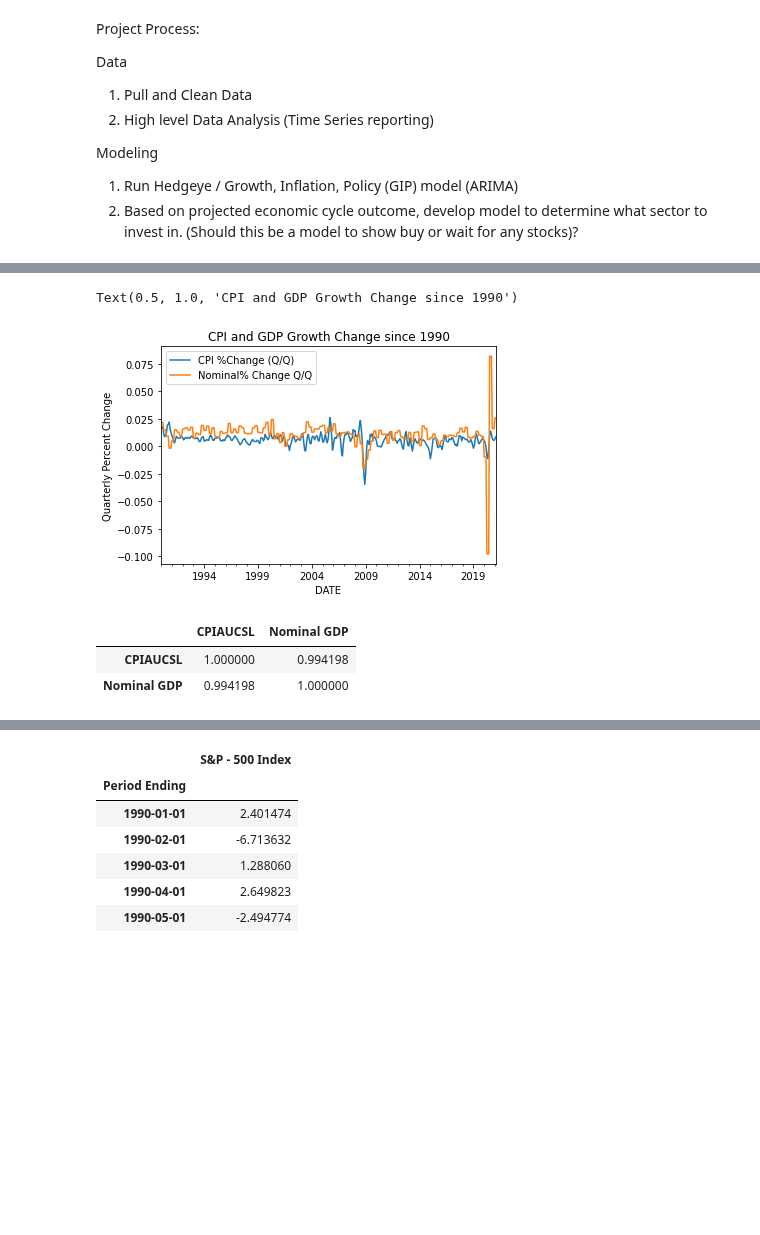
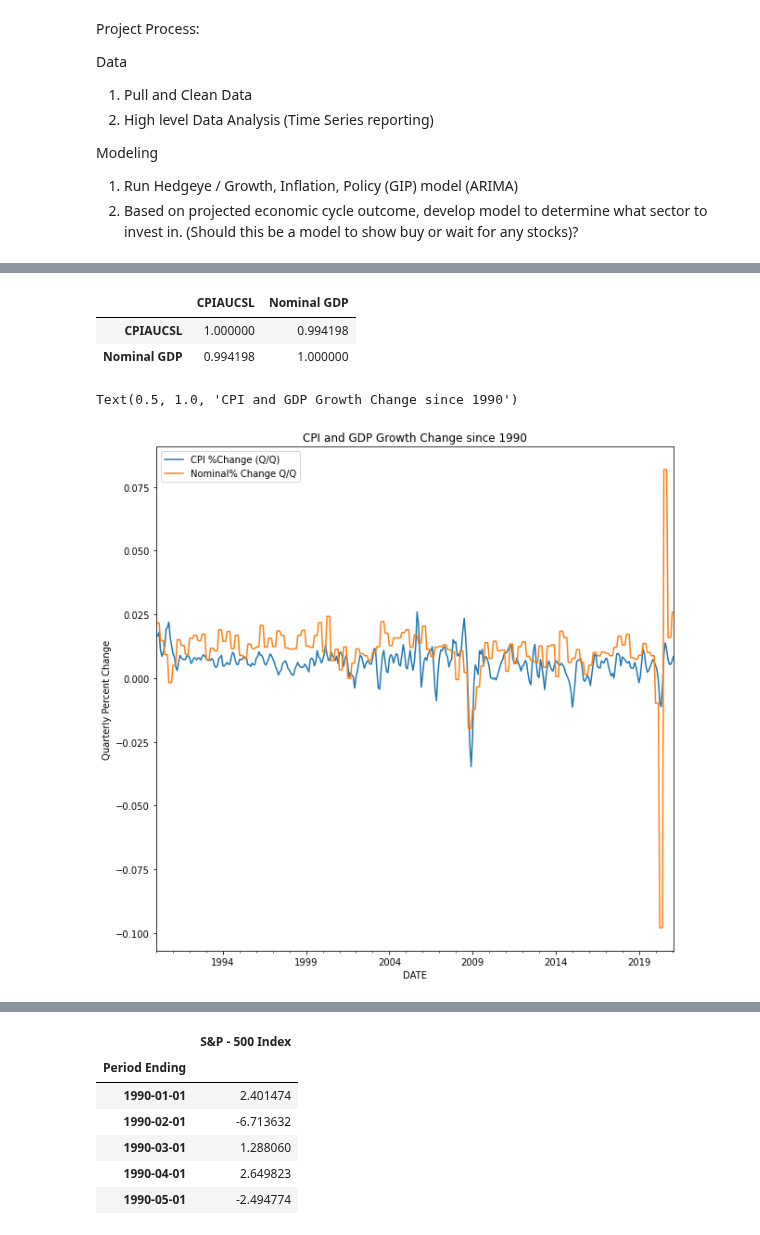
Before and after one commit to AlexNoonan-Syracuse/BigDataProject, a Jupyter notebook: RC_IST718_Final_Project.ipynb, the cells around one changed output, grey strips where cells are left out. Drawn from its saved outputs; the diff is of its cells as text; code cells hidden in the pictures; blank space fills up the shorter version.

```diff
--- a/RC_IST718_Final_Project.ipynb
+++ b/RC_IST718_Final_Project.ipynb
@@ -76,17 +83,6 @@ macro.head()
 | 1990-03-01 | 128.6 | 0.004677 | 0.018047 | 0.051048 | 5872.701 | 0.021595 | ... |
 | 1990-04-01 | 128.9 | 0.002330 | 0.010921 | 0.046040 | 5960.028 | 0.014761 | ... |
 | 1990-05-01 | 129.1 | 0.001550 | 0.008557 | 0.042728 | 5960.028 | 0.014761 | ... |
-# %%
-#need to update column names
-macro["CPI %Change (Q/Q)"].plot()
-macro["Nominal% Change Q/Q"].plot()
-
-plt.legend()
-plt.ylabel("Quarterly Percent Change")
-plt.title("CPI and GDP Growth Change since 1990")
-# %% [output]
-Text(0.5, 1.0, 'CPI and GDP Growth Change since 1990')
-[figure, removed]
 # %%
 import seaborn as sns
 macro_2 = macro[["CPIAUCSL","Nominal GDP"]]
@@ -97,6 +93,17 @@ corr
 |  | CPIAUCSL | Nominal GDP |
 | CPIAUCSL | 1.000000 | 0.994198 |
 | Nominal GDP | 0.994198 | 1.000000 |
+# %%
+#need to update column names
+macro["CPI %Change (Q/Q)"].plot(figsize=(10,10))
+macro["Nominal% Change Q/Q"].plot(figsize=(10,10))
+
+plt.legend()
+plt.ylabel("Quarterly Percent Change")
+plt.title("CPI and GDP Growth Change since 1990")
+# %% [output]
+Text(0.5, 1.0, 'CPI and GDP Growth Change since 1990')
+[figure, added]
 # %%
 from datetime import datetime, timedelta
 #what do we want to do with this data?  There are N/As on every row so we need to do more clean up.
```
Also changed, not shown: parts of 12 cells of this notebook.
